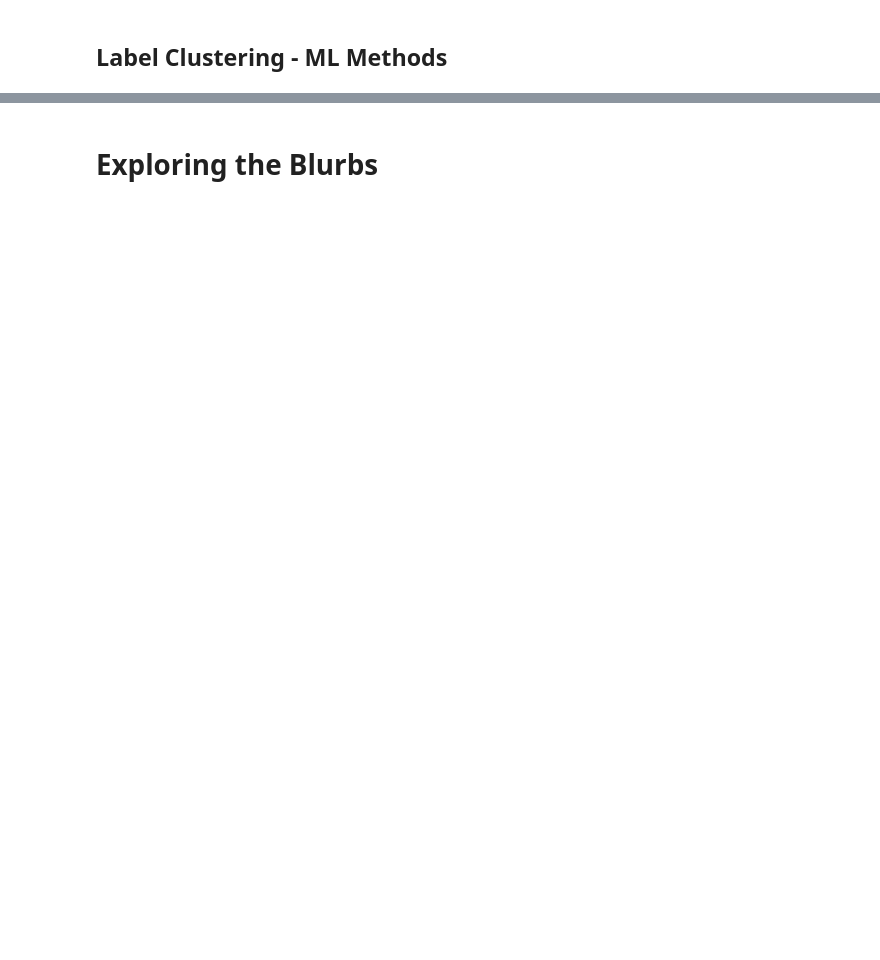
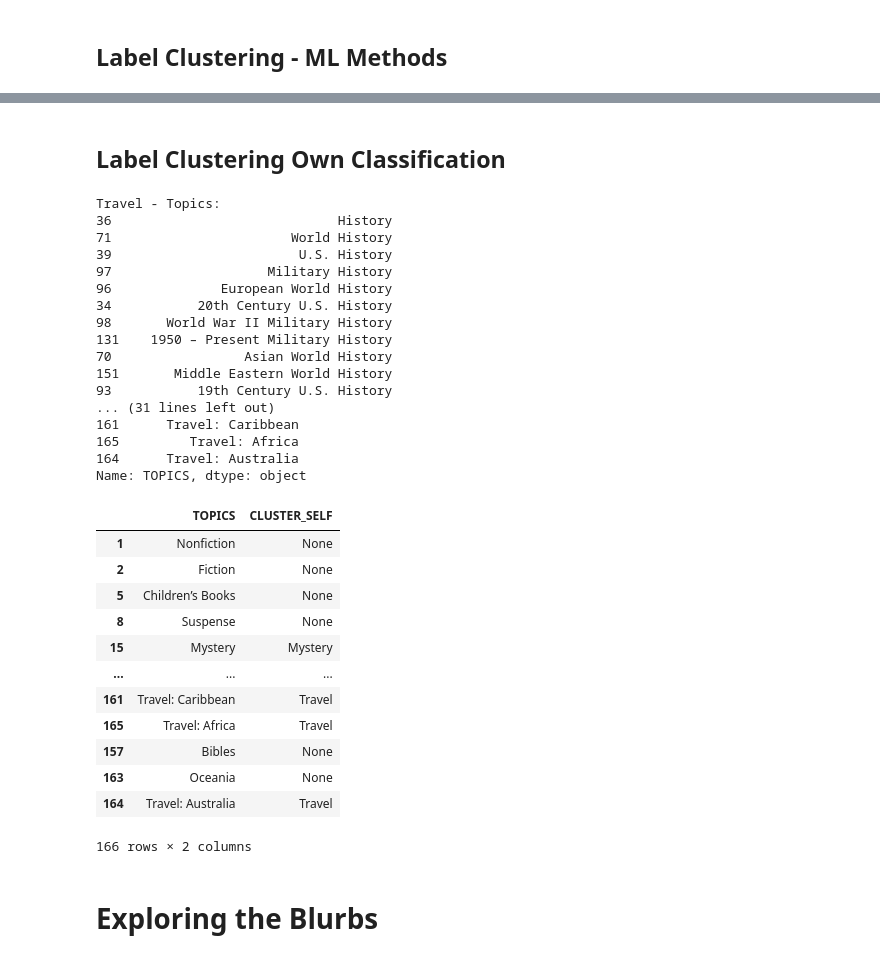
Before and after one commit to romi13147organization/nlp, a Jupyter notebook: data_exploration_romina.ipynb, the cells around one changed output, grey strips where cells are left out. Cells and saved outputs as stored; diff of their text form; code cells hidden in the pictures; blank space fills up the shorter version.

Commit message:
Start eigene cluster

```diff
--- a/data_exploration_romina.ipynb
+++ b/data_exploration_romina.ipynb
@@ -314,6 +318,58 @@ Cluster 16: ['Cyber Punk']
 Cluster 17: ['Teen', 'Young Adult', 'Young Adult Social Issues', 'Parenting', 'Young Adult Action']
 Cluster 18: ['Beverage', 'Wine']
 Cluster 19: ['Home']
+# %% [markdown]
+## Label Clustering Own Classification
+# %%
+#dftopics['TOPICS']
+if 'CLUSTER_SELF' not in df.columns:
+    df['CLUSTER_SELF'] = None
+
+# History ... -> History
+ddict = {'History':('History',), 'Mystery':('Mystery','Mysteries'),'Travel':('Travel',)}
+for label, text in ddict.items():
+    print(f'{tt} - Topics:')
+    for tt in text:
+        print(dftopics[dftopics['TOPICS'].str.contains(tt.lower(), case=False, na=False)]['TOPICS'])
+        dftopics['TEMP'] = dftopics['TOPICS'].apply(lambda x: label if tt.lower() in x.lower() else None)
+        dftopics['CLUSTER_SELF'] = dftopics.apply(lambda row: row['TEMP'] if pd.notna(row['TEMP']) else row['CLUSTER_SELF'], axis=1)
+    #df.drop('TEMP', axis=1, inplace=True)
+    print('\n')
+
+
+#dftopics[dftopics['CLUSTER_SELF']]
+dftopics[['TOPICS','CLUSTER_SELF']]
+# %% [output]
+Travel - Topics:
+36                             History
+71                       World History
+39                        U.S. History
+97                    Military History
+96              European World History
+34           20th Century U.S. History
+98       World War II Military History
+131    1950 – Present Military History
+70                 Asian World History
+151       Middle Eastern World History
+93           19th Century U.S. History
+... (31 lines left out)
+161      Travel: Caribbean
+165         Travel: Africa
+164      Travel: Australia
+Name: TOPICS, dtype: object
+|  | TOPICS | CLUSTER_SELF |
+| 1 | Nonfiction | None |
+| 2 | Fiction | None |
+| 5 | Children’s Books | None |
+| 8 | Suspense | None |
+| 15 | Mystery | Mystery |
+| ... | ... | ... |
+| 161 | Travel: Caribbean | Travel |
+| 165 | Travel: Africa | Travel |
+| 157 | Bibles | None |
+| 163 | Oceania | None |
+| 164 | Travel: Australia | Travel |
+166 rows × 2 columns
 # %% [markdown]
 # Exploring the Blurbs
 # %%
```
Also changed, not shown: parts of 5 cells of this notebook.
